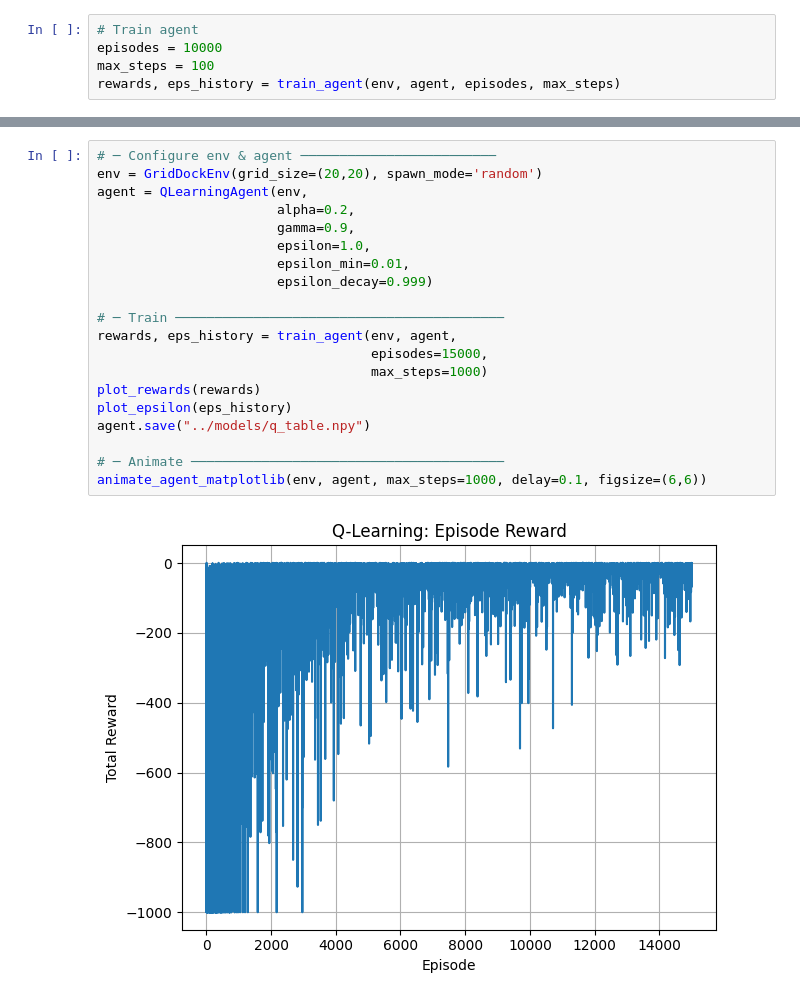
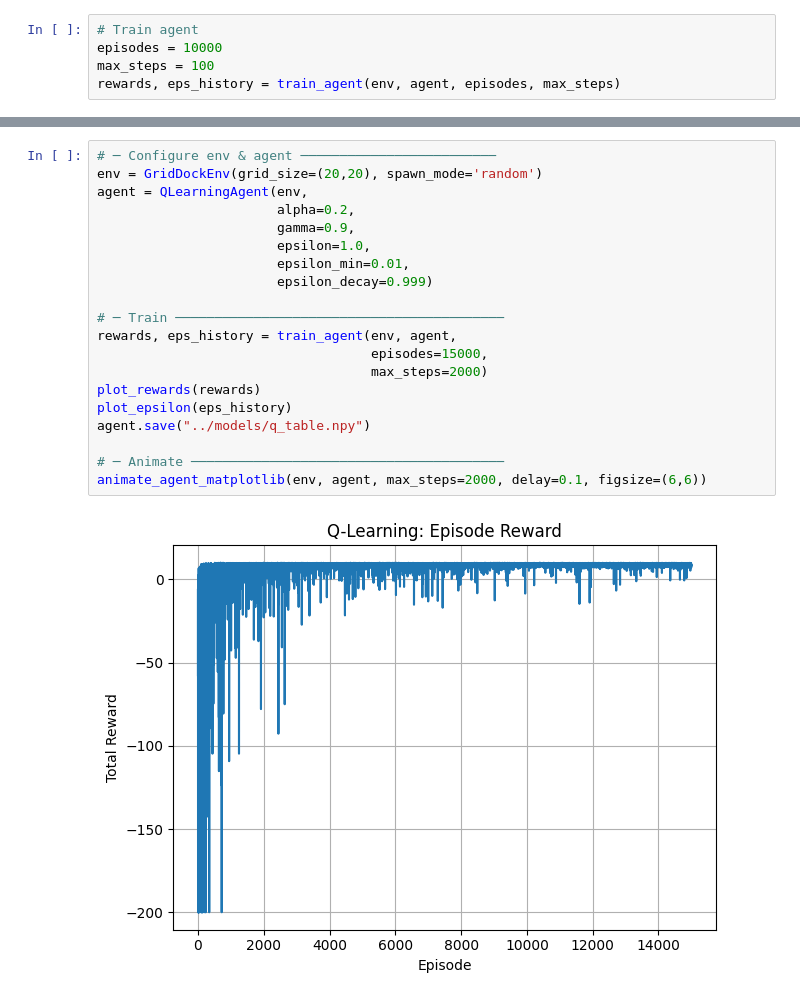
Before and after one commit to eirivarn/auv-rl-project, a Jupyter notebook: notebooks/grid_notebook.ipynb, the cells around one changed output, grey strips where cells are left out. Drawn from its saved outputs; the diff is of its cells as text.

```diff
--- a/notebooks/grid_notebook.ipynb
+++ b/notebooks/grid_notebook.ipynb
@@ -47,24 +48,24 @@ plot_epsilon(eps_history)
 # %%
 # ─ Configure env & agent ─────────────────────────
 env = GridDockEnv(grid_size=(20,20), spawn_mode='random')
 agent = QLearningAgent(env,
                        alpha=0.2,
                        gamma=0.9,
                        epsilon=1.0,
                        epsilon_min=0.01,
                        epsilon_decay=0.999)
 
 # ─ Train ──────────────────────────────────────────
 rewards, eps_history = train_agent(env, agent,
                                    episodes=15000,
-                                   max_steps=1000)
+                                   max_steps=2000)
 plot_rewards(rewards)
 plot_epsilon(eps_history)
 agent.save("../models/q_table.npy")
 
 # ─ Animate ────────────────────────────────────────
-animate_agent_matplotlib(env, agent, max_steps=1000, delay=0.1, figsize=(6,6))
+animate_agent_matplotlib(env, agent, max_steps=2000, delay=0.1, figsize=(6,6))
 # %% [output]
-[figure, old version]
+[figure, new version]
 [figure]
 [interactive output not drawn]
```
Also changed, not shown: parts of 5 cells of this notebook, 4 other files.
